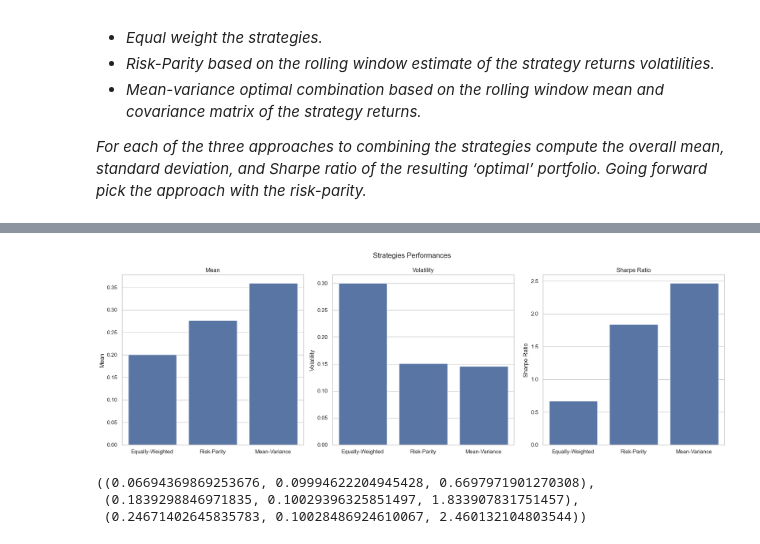
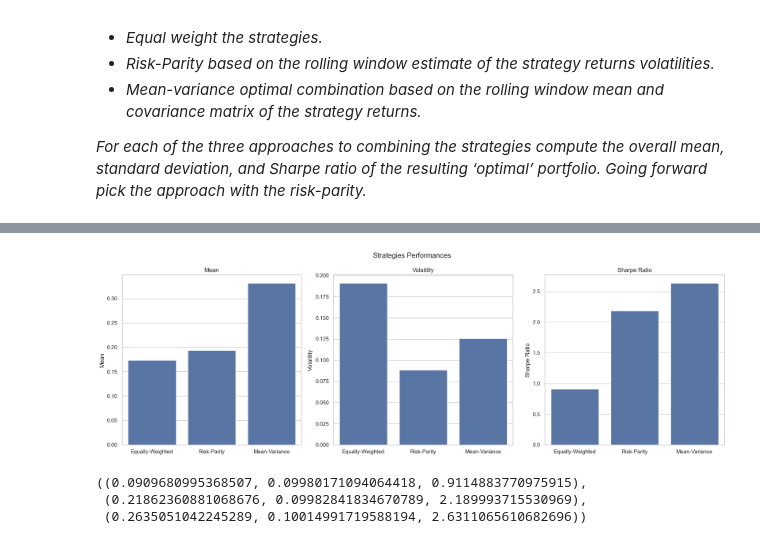
Before and after one commit to Marc-antoineallard74/Investments_project2024, a Jupyter notebook: source/section6.ipynb, the cells around one changed output, grey strips where cells are left out. Saved outputs shown, nothing was run; the diff lists cells and outputs as text; code cells hidden in the pictures.

```diff
--- a/source/section6.ipynb
+++ b/source/section6.ipynb
@@ -63,21 +63,21 @@ data.head()
 # %%
 assets = ['rf']
-factors_cols = ['IV', 'MoM']
+factors_cols = ['BAB', 'IV', 'MoM']
 
 # Calculate strategies
 ew_returns = ew_strategy(data, factors_cols)
 rp_returns = rp_strategy(data, factors_cols)
 mv_returns = mv_strategy(data, factors_cols)
 
 df = pd.DataFrame({
             'Equally-Weighted': ew_returns,
             'Risk-Parity': rp_returns,
             'Mean-Variance': mv_returns
         })
 
 plot_metrics(df, 'Strategies Performances')
 # %% [output]
-[figure, old version]
+[figure, new version]
 # %%
 # Fund returns
 def fund_return(strategy_returns, T_bill):
@@ -90,9 +90,9 @@ fund_mv = fund_return(mv_returns, data['rf'])
 
 annualized_metrics(fund_ew, data['rf']), annualized_metrics(fund_rp, data['rf']), annualized_metrics(fund_mv, data['rf'])
 # %% [output]
-((0.06694369869253676, 0.09994622204945428, 0.6697971901270308),
- (0.1839298846971835, 0.10029396325851497, 1.833907831751457),
- (0.24671402645835783, 0.10028486924610067, 2.460132104803544))
+((0.0909680995368507, 0.09980171094064418, 0.9114883770975915),
+ (0.21862360881068676, 0.09982841834670789, 2.189993715530969),
+ (0.2635051042245289, 0.10014991719588194, 2.6311065610682696))
 # %%
 df = pd.DataFrame({'date': data['date'], 'STRAT': fund_rp})
 df.to_parquet(f'{DATA_PATH}/strat_returns.parquet')
```
Also changed, not shown: parts of 1 cell of this notebook, 3 other files.
